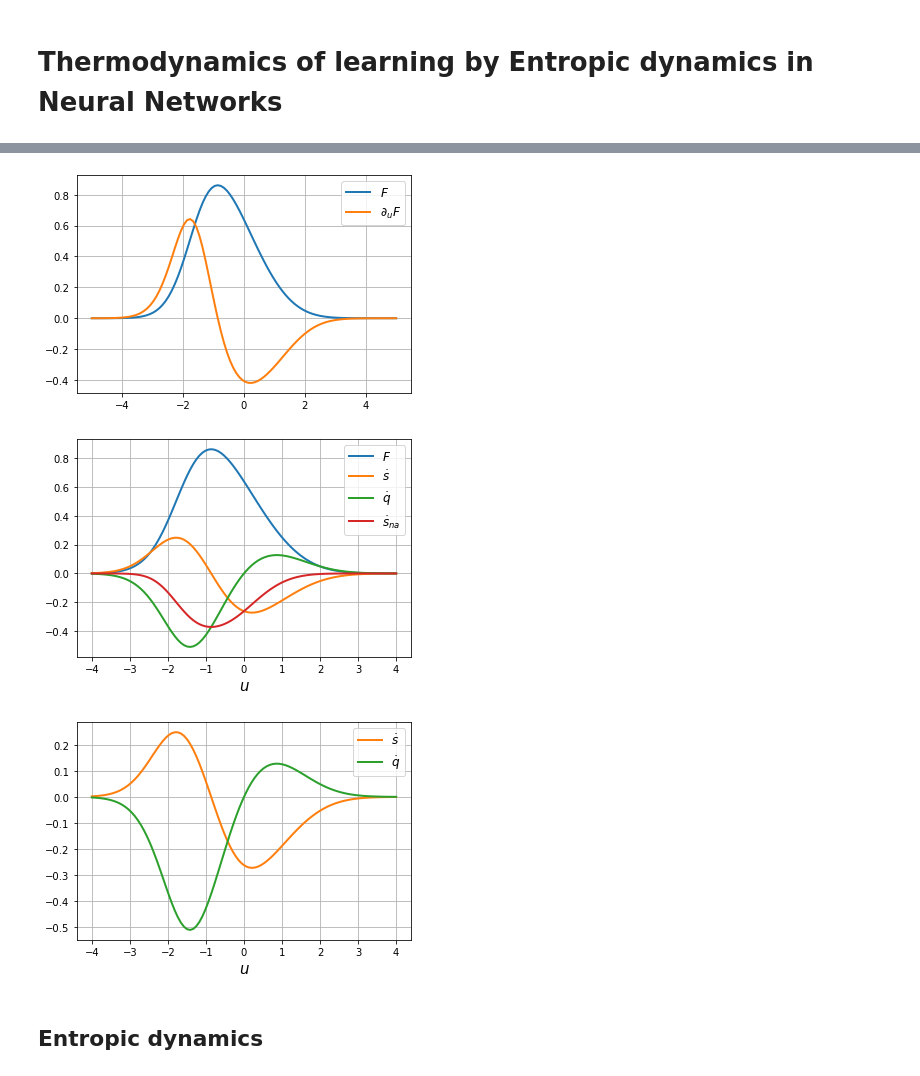
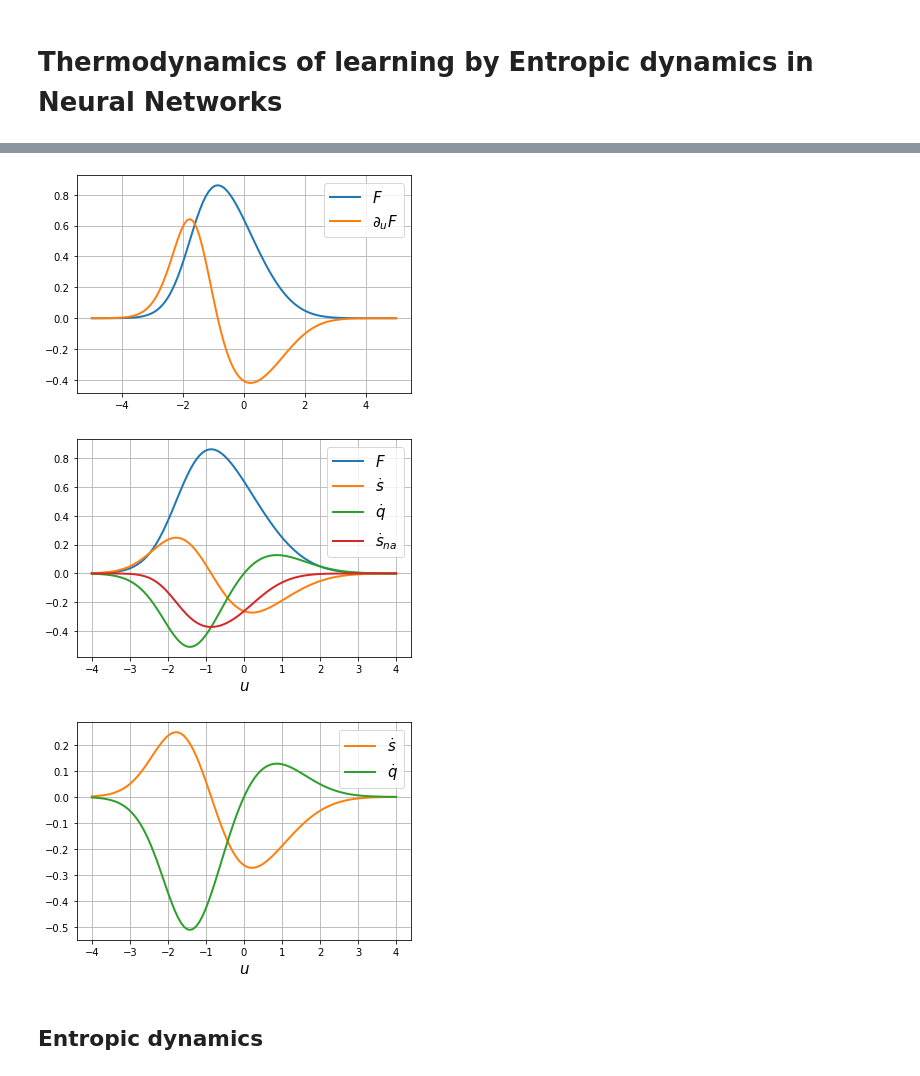
Before and after one commit to rodsveiga/maxent, a Jupyter notebook: exp.ipynb, the cells around one changed output, grey strips where cells are left out. Cells and saved outputs as stored; diff of their text form; code cells hidden in the pictures.

```diff
--- a/exp.ipynb
+++ b/exp.ipynb
@@ -32,30 +22,30 @@ plt.show()
 u = np.linspace(-5, 5, 100)
 plt.plot(u, F(u), label= '$F$', linewidth= 2)
 plt.plot(u, dF(u), label= '$\partial_{u} F$', linewidth= 2)
-plt.legend(fontsize= 12)
+plt.legend(fontsize= 15)
 plt.grid()
 plt.show()
 # %% [output]
-[figure, old version]
+[figure, new version]
 # %%
 u = np.linspace(-4, 4, 100)
 noise = 0.1
 
 
 s = np.log(1 + dF(u, noise= noise))/2
 q = -(dF(u, noise= noise) + F(u)*F(u))/2
 s_na = s + q
 
 plt.plot(u, F(u, noise= noise), label= '$F$', linewidth= 2, color= 'C0')
 plt.plot(u, s, label= '$\dot{s}$', linewidth= 2, color= 'C1')
 plt.plot(u, q, label= '$\dot{q}$', linewidth= 2, color= 'C2')
 plt.plot(u, s_na, label= '$\dot{s}_{na}$', linewidth= 2, color= 'C3')
 plt.xlabel('$u$', fontsize= 15)
 plt.grid()
-plt.legend(fontsize= 12)
+plt.legend(fontsize= 15)
 plt.show()
 # %% [output]
-[figure, old version]
+[figure, new version]
 # %%
 u = np.linspace(-4, 4, 100)
 noise = 0.1
@@ -71,10 +61,10 @@ plt.plot(u, q, label= '$\dot{q}$', linewidth= 2, color= 'C2')
 #plt.plot(u, s_na, label= '$\dot{s}_{na}$', linewidth= 2, color= 'C3')
 plt.xlabel('$u$', fontsize= 15)
 plt.grid()
-plt.legend(fontsize= 12)
+plt.legend(fontsize= 15)
 plt.show()
 # %% [output]
-[figure, old version]
+[figure, new version]
 # %% [markdown]
 ## Entropic dynamics
 # %%
```
Also changed, not shown: parts of 27 cells of this notebook.
